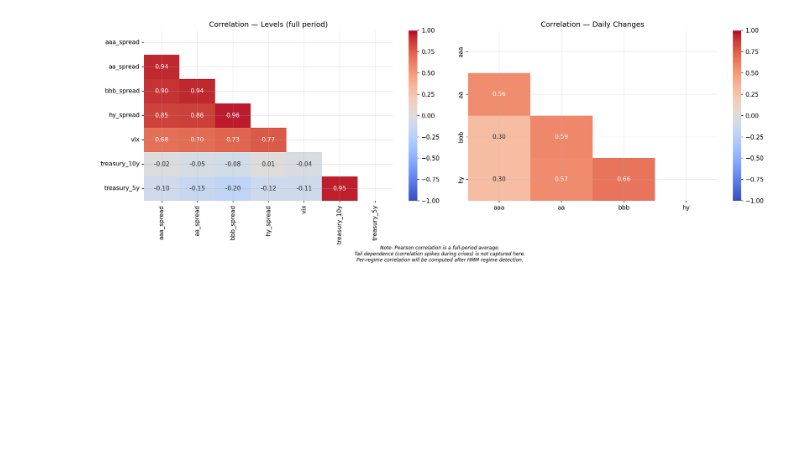
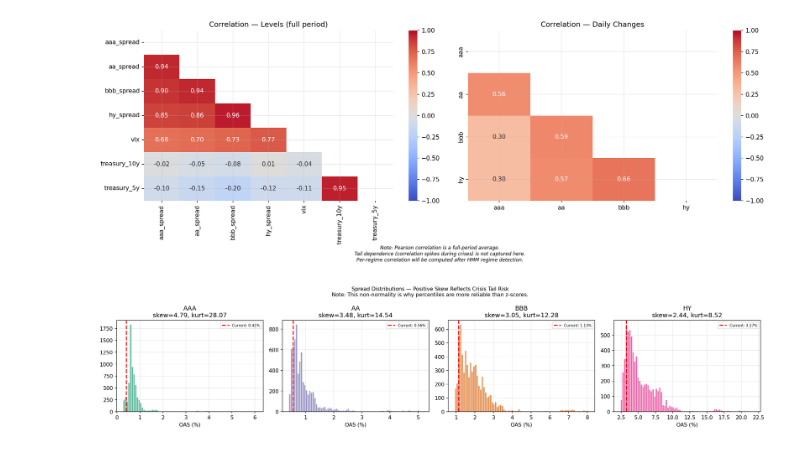
Before and after one commit to Zekhayoub/credit-spread-monitor, a Jupyter notebook: notebooks/eda.ipynb, the cells around one changed output. Cells and saved outputs as stored; diff of their text form; code cells hidden in the pictures; blank space fills up the shorter version.

Commit message:
feat: add spread distribution with skewness analysis

```diff
--- a/notebooks/eda.ipynb
+++ b/notebooks/eda.ipynb
@@ -245,3 +245,31 @@ fig.savefig(FIGURES_DIR / "correlation_heatmap.png", bbox_inches="tight")
 plt.show()
 # %% [output]
 [figure]
+# %%
+spread_cols = ["aaa_spread", "aa_spread", "bbb_spread", "hy_spread"]
+fig, axes = plt.subplots(1, 4, figsize=(18, 4))
+
+for ax, col in zip(axes, spread_cols):
+    data = df[col].dropna()
+    current = data.iloc[-1]
+    skew = data.skew()
+    kurt = data.kurtosis()
+
+    ax.hist(data, bins=80, alpha=0.7, color=COLORS[col], edgecolor="white")
+    ax.axvline(current, color="red", linewidth=2, linestyle="--",
+               label=f"Current: {current:.2f}%")
+    ax.set_title(f"{col.replace('_spread','').upper()}\nskew={skew:.2f}, kurt={kurt:.2f}")
+    ax.set_xlabel("OAS (%)")
+    ax.legend(fontsize=7)
+
+fig.suptitle(
+    "Spread Distributions — Positive Skew Reflects Crisis Tail Risk\n"
+    "Note: This non-normality is why percentiles are more reliable than z-scores.",
+    fontsize=10,
+)
+
+fig.tight_layout()
+fig.savefig(FIGURES_DIR / "spread_distribution.png", bbox_inches="tight")
+plt.show()
+# %% [output]
+[figure, added]
```
Also changed, not shown: 1 other file.
